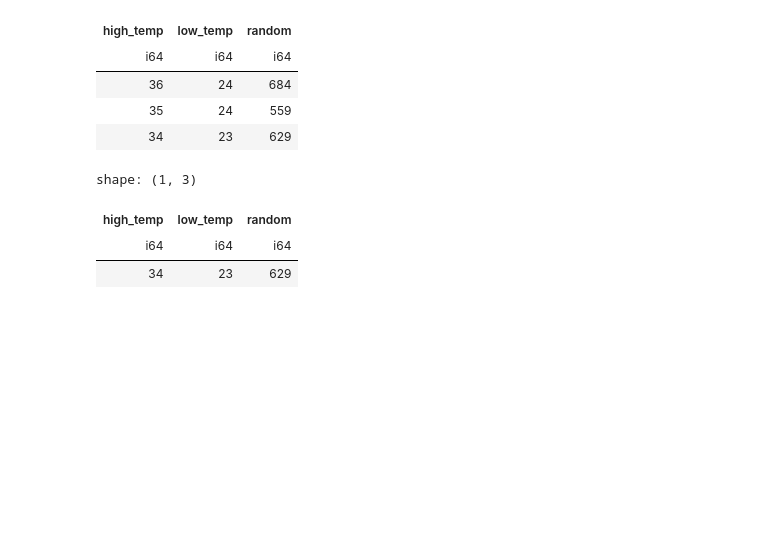
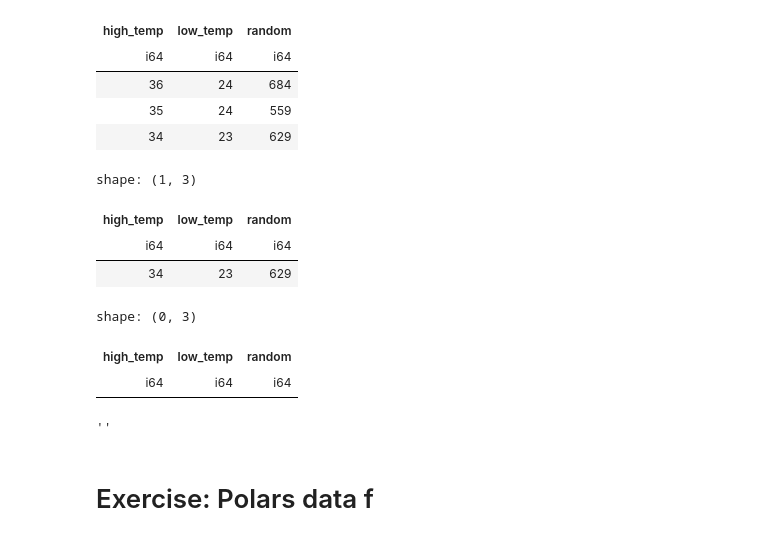
Before and after one commit to opagani/2024-08Aug-25-polars, a Jupyter notebook: LernerPython - 2024-08Aug-25-polars.ipynb, the cells around one changed output. Saved outputs shown, nothing was run; the diff lists cells and outputs as text; code cells hidden in the pictures; blank space fills up the shorter version.

```diff
--- a/LernerPython - 2024-08Aug-25-polars.ipynb
+++ b/LernerPython - 2024-08Aug-25-polars.ipynb
@@ -630,3 +630,17 @@ shape: (1, 3)
 | high_temp | low_temp | random |
 | i64 | i64 | i64 |
 | 34 | 23 | 629 |
+# %%
+df[5:0]
+# %% [output]
+shape: (0, 3)
+| high_temp | low_temp | random |
+| i64 | i64 | i64 |
+# %%
+text = 'hello out there'
+
+text[5:0]
+# %% [output]
+''
+# %% [markdown]
+# Exercise: Polars data f
```
